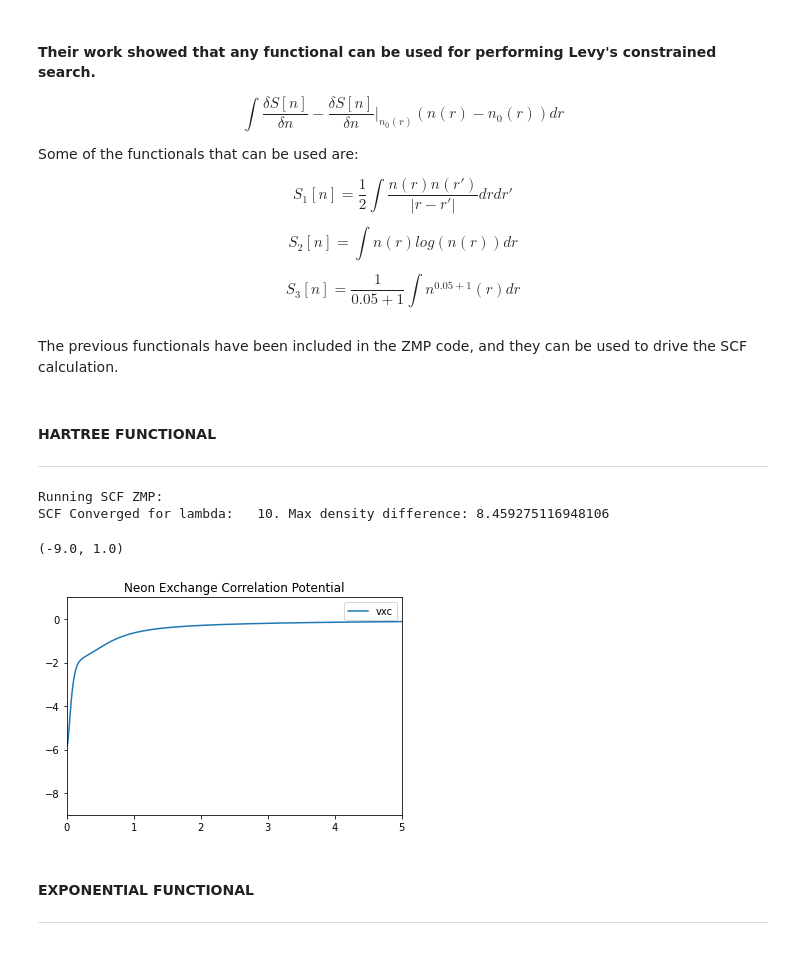
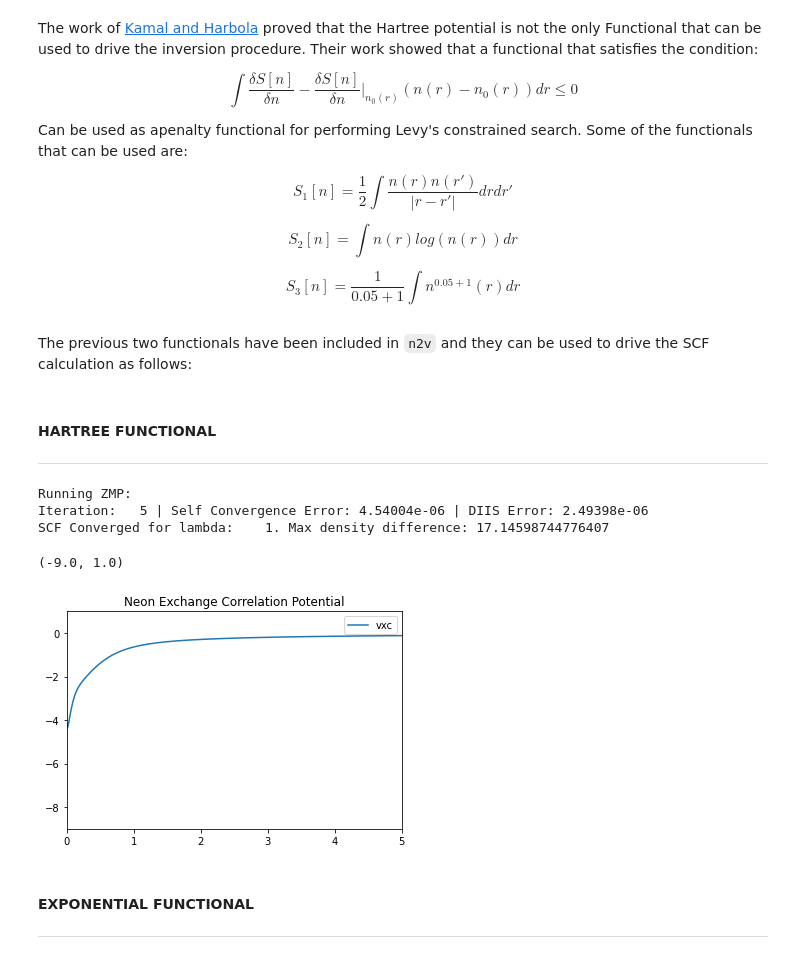
Before and after one commit to wasserman-group/n2v_examples, a Jupyter notebook: ZMP/ZMP_Functionals.ipynb, the cells around one changed output. Saved outputs shown, nothing was run; the diff lists cells and outputs as text; code cells hidden in the pictures.

```diff
--- a/ZMP/ZMP_Functionals.ipynb
+++ b/ZMP/ZMP_Functionals.ipynb
@@ -3,11 +3,11 @@
 # %% [markdown]
-#### Their work showed that any functional can be used for performing Levy's constrained search.
+The work of [Kamal and Harbola](https://doi.org/10.1002/qua.26400) proved that the Hartree potential is not the only Functional that can be used to drive the inversion procedure. Their work showed that a functional that satisfies the condition:
 
 $$
-\int \frac{\delta S[n]}{\delta n} - \frac{\delta S[n]}{\delta n} \bigg|_{n_0(r)} (n(r) - n_0(r)) dr
+\int \frac{\delta S[n]}{\delta n} - \frac{\delta S[n]}{\delta n} \bigg|_{n_0(r)} (n(r) - n_0(r)) dr \le 0
 $$
 
-Some of the functionals that can be used are:
+Can be used as apenalty functional for performing Levy's constrained search. Some of the functionals that can be used are:
 
 
 $$
@@ -22,7 +22,7 @@ $$
 S_3[n] = \frac{1}{0.05+1} \int n^{0.05+1}(r) dr
 $$
 # %% [markdown]
-The previous functionals have been included in the ZMP code, and they can be used to drive the SCF calculation.
+The previous two functionals have been included in `n2v` and they can be used to drive the SCF calculation as follows:
 # %%
 import os
 import psi4
@@ -67,23 +68,24 @@ grid = np.concatenate((x,y,z), axis=1).T
 #### HARTREE FUNCTIONAL
 ---
 # %%
-ine.invert("zmp", opt_max_iter=5000, opt_tol=1e-9, zmp_functional='hartree', zmp_lam=[10], guide_potential_components=["fermi_amaldi"])
+ine.invert("zmp", opt_max_iter=5000, opt_tol=1e-9, zmp_functional='hartree', zmp_lam=[1], guide_potential_components=["fermi_amaldi"])
 
 wfn_ne.Da().np[:] = ine.proto_density_a
 wfn_ne.Db().np[:] = ine.proto_density_b
 results = ine.on_grid_esp(grid=grid, )
 vxc_ne = results[1]
 
 plt.title("Neon Exchange Correlation Potential")
 plt.plot(x,  vxc_ne, label="vxc")
 plt.legend()
 plt.xlim(0,5)
 plt.ylim(-9,1)
 # %% [output]
-Running SCF ZMP:
-SCF Converged for lambda:   10. Max density difference: 8.459275116948106
+Running ZMP:
+Iteration:   5 | Self Convergence Error: 4.54004e-06 | DIIS Error: 2.49398e-06
+SCF Converged for lambda:    1. Max density difference: 17.14598744776407
 (-9.0, 1.0)
-[figure, old version]
+[figure, new version]
 # %% [markdown]
 #### EXPONENTIAL FUNCTIONAL
 ---
```
Also changed, not shown: parts of 6 cells of this notebook, 1 other file.
